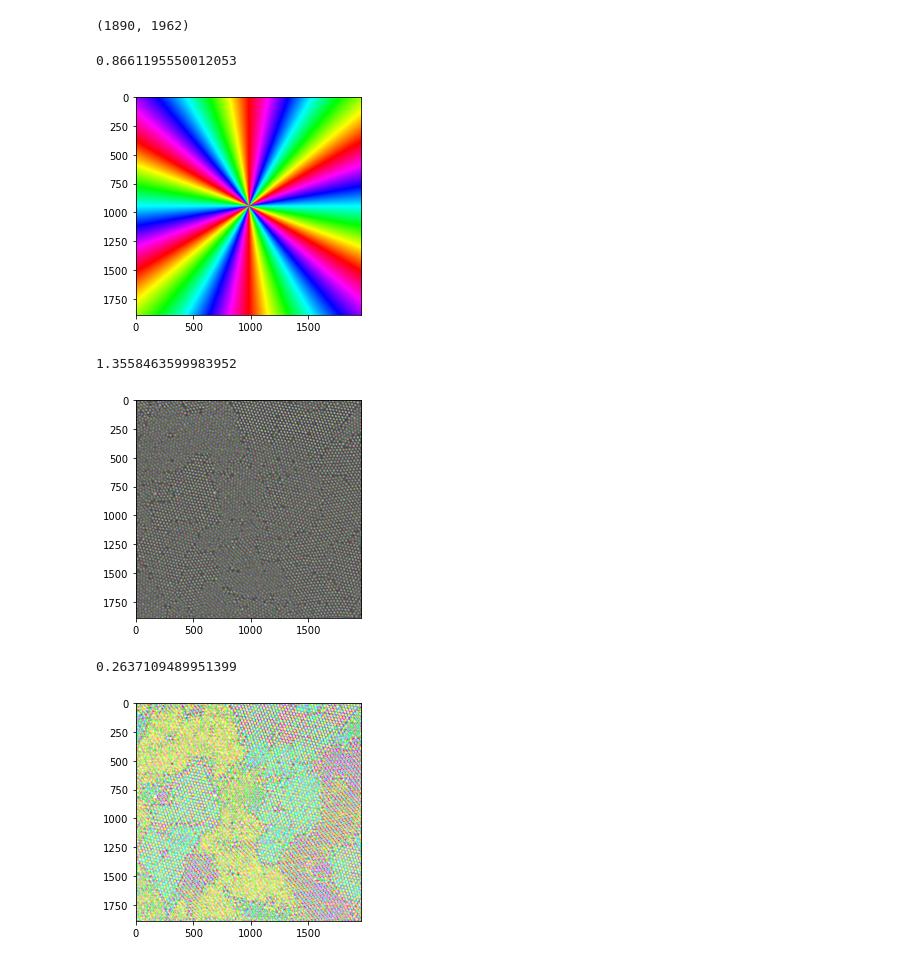
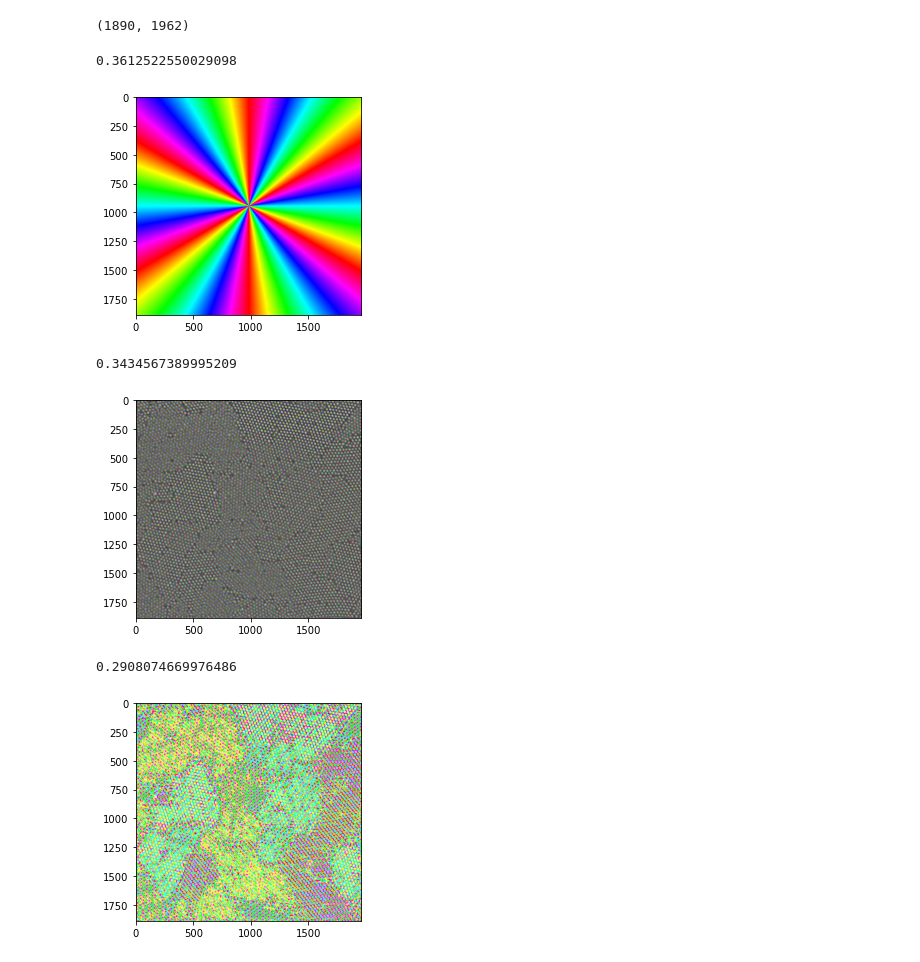
Before and after one commit to mlexchange/mlex_colorwheel, a Jupyter notebook: src/just_the_main_fucntion.ipynb, the cells around one changed output. Cells and saved outputs as stored; diff of their text form; code cells hidden in the pictures.

```diff
--- a/src/just_the_main_fucntion.ipynb
+++ b/src/just_the_main_fucntion.ipynb
@@ -145,6 +74,6 @@ def nofft_cu(whl, img, nx, ny):
 # %%
 #Read Image
-data = Image.open('./data/block_2.tif')
+data = Image.open('../data/block_2.tif')
 data = np.array(data)[:,:]
 print(data.shape)
 symmetry = 6
@@ -153,34 +82,34 @@ symmetry = 6
 # %%
 
 tic()
 clrwhl = bldclrwhl(data.shape[0], data.shape[1],symmetry)
 print(toc())
 plt.imshow(clrwhl)
 plt.show()
 
 tic()
 imnp = nofft(clrwhl, data, data.shape[0], data.shape[1])
 print(toc())
 plt.imshow(imnp)
 plt.show()
 tic()
 imnp = imnp-np.min(imnp)
 imnp = imnp/np.max(imnp)*255
 rgb2 = Image.fromarray(np.uint8(imnp))
 img2 = rgb2.filter(ImageFilter.GaussianBlur(radius = 0.0))
 converter = PIL.ImageEnhance.Color(img2)
-img2 = converter.enhance(3.2)
+img2 = converter.enhance(7.6)
 converter = PIL.ImageEnhance.Brightness(img2)
-img2 = converter.enhance(2.2)
+img2 = converter.enhance(2.7)
 converter = PIL.ImageEnhance.Contrast(img2)
 img2 = converter.enhance(1.0)
 print(toc())
 plt.imshow(img2)
 plt.show()
 # %% [output]
-0.8661195550012053
+0.3612522550029098
 [figure]
-1.3558463599983952
+0.3434567389995209
 [figure]
-0.2637109489951399
+0.2908074669976486
-[figure, old version]
+[figure, new version]
```
Also changed, not shown: parts of 6 cells of this notebook, 2 other files.
